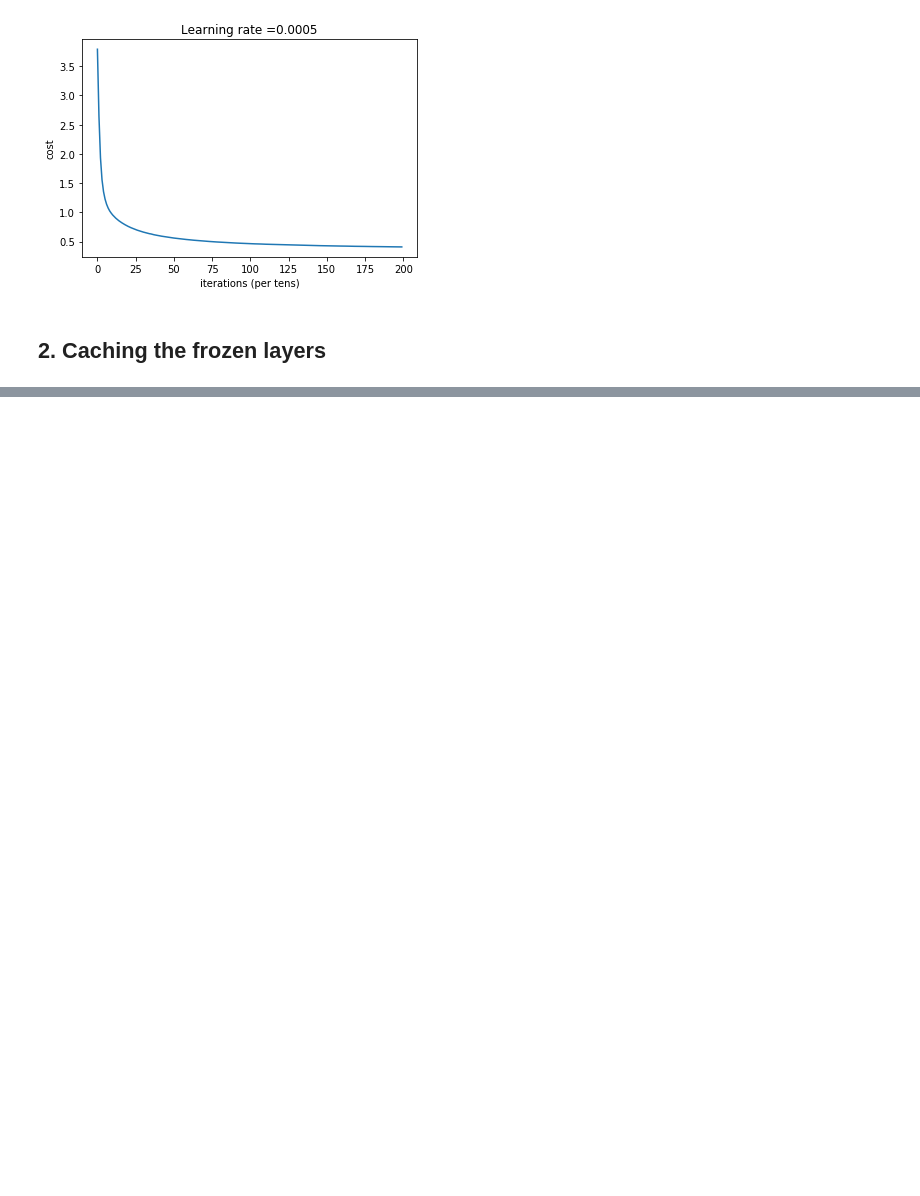
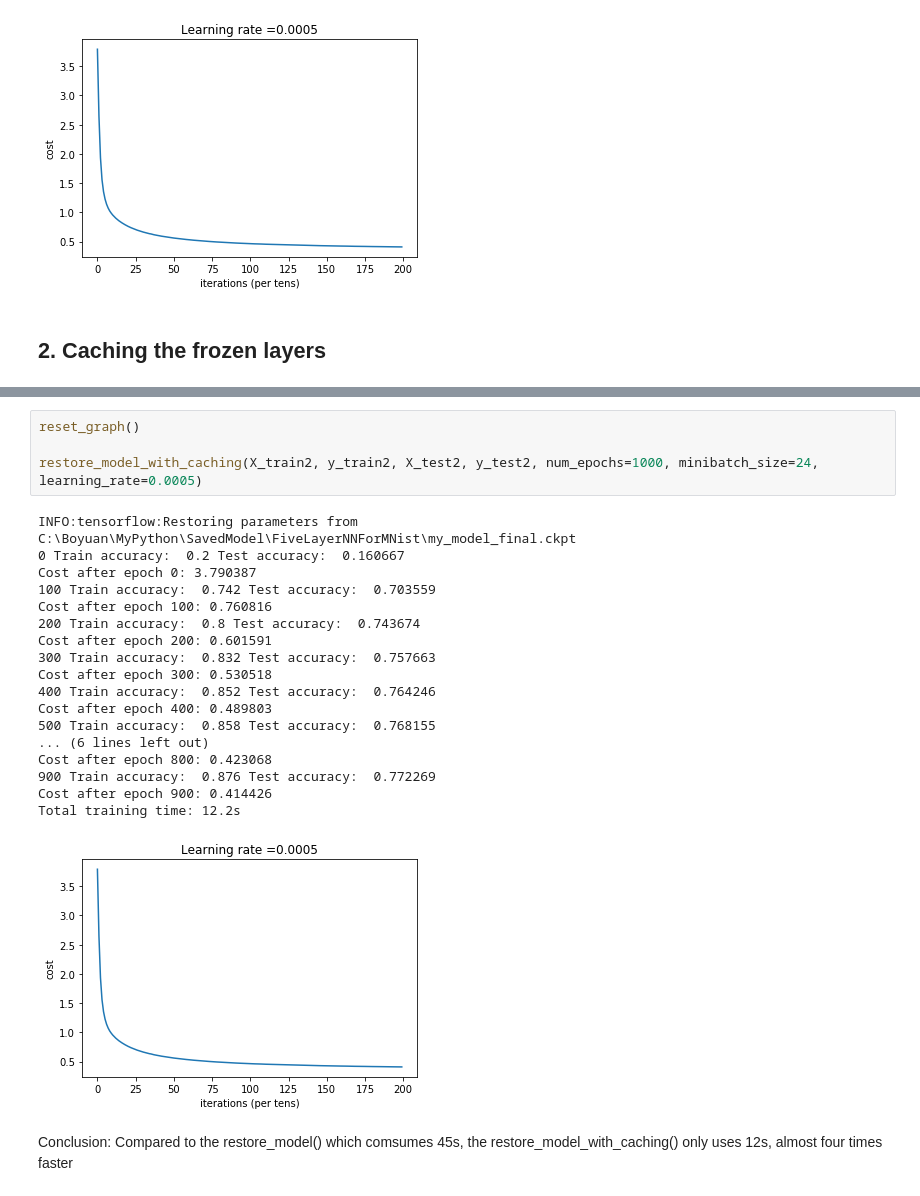
Before and after one commit to boyuanf/HandsOnML, a Jupyter notebook: Chapter_11_Traing_Deep_Neural_Nets.ipynb, the cells around one changed output, grey strips where cells are left out. Drawn from its saved outputs; the diff is of its cells as text; blank space fills up the shorter version.

Commit message:
finish caching the frozen layers

```diff
--- a/Chapter_11_Traing_Deep_Neural_Nets.ipynb
+++ b/Chapter_11_Traing_Deep_Neural_Nets.ipynb
@@ -394,0 +484,25 @@ Cost after epoch 900: 0.414426
+# %%
+reset_graph()
+
+restore_model_with_caching(X_train2, y_train2, X_test2, y_test2, num_epochs=1000, minibatch_size=24, learning_rate=0.0005)
+# %% [output]
+INFO:tensorflow:Restoring parameters from C:\Boyuan\MyPython\SavedModel\FiveLayerNNForMNist\my_model_final.ckpt
+0 Train accuracy:  0.2 Test accuracy:  0.160667
+Cost after epoch 0: 3.790387
+100 Train accuracy:  0.742 Test accuracy:  0.703559
+Cost after epoch 100: 0.760816
+200 Train accuracy:  0.8 Test accuracy:  0.743674
+Cost after epoch 200: 0.601591
+300 Train accuracy:  0.832 Test accuracy:  0.757663
+Cost after epoch 300: 0.530518
+400 Train accuracy:  0.852 Test accuracy:  0.764246
+Cost after epoch 400: 0.489803
+500 Train accuracy:  0.858 Test accuracy:  0.768155
+... (6 lines left out)
+Cost after epoch 800: 0.423068
+900 Train accuracy:  0.876 Test accuracy:  0.772269
+Cost after epoch 900: 0.414426
+Total training time: 12.2s
+[figure, added]
+# %% [markdown]
+Conclusion: Compared to the restore_model() which comsumes 45s, the restore_model_with_caching() only uses 12s, almost four times faster
```
Also changed, not shown: parts of 4 cells of this notebook.
